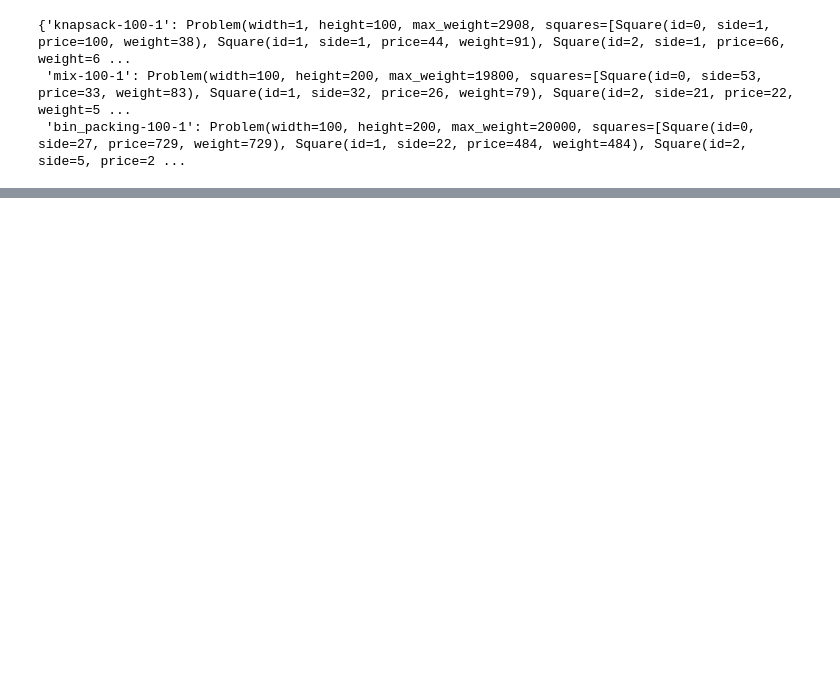
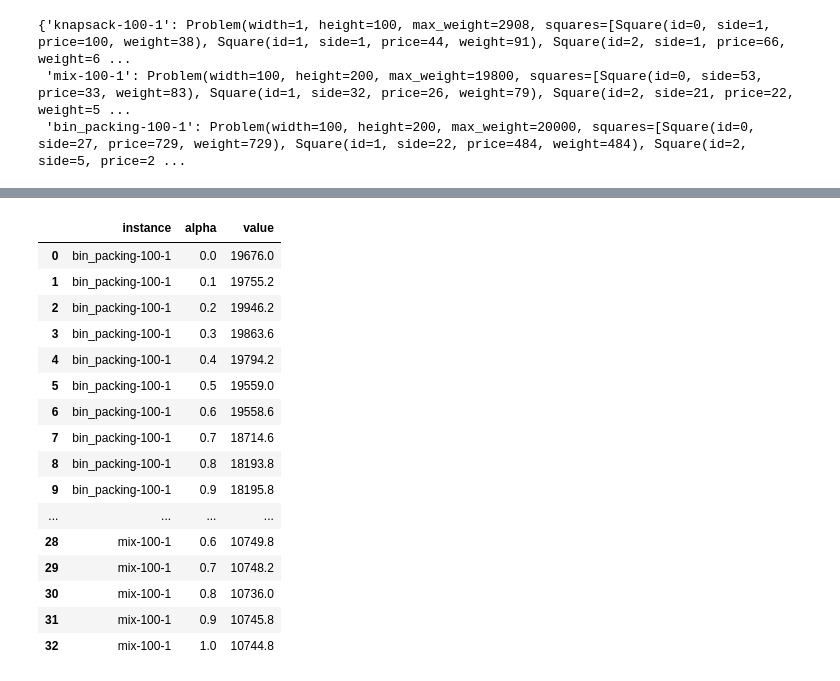
Before and after one commit to volesen/ammm-project, a Jupyter notebook: notebooks/tune_grasp.ipynb, the cells around one changed output, grey strips where cells are left out. Drawn from its saved outputs; the diff is of its cells as text; code cells hidden in the pictures; blank space fills up the shorter version.

```diff
--- a/notebooks/tune_grasp.ipynb
+++ b/notebooks/tune_grasp.ipynb
@@ -132,0 +372,26 @@ df.to_csv("tuning.csv", index=False)
+# %%
+import seaborn as sns
+
+df = pd.read_csv("tuning.csv")
+
+
+mean_objective_by_instance_alpha = df.groupby(["instance", "alpha"])["value"].mean().reset_index()
+mean_objective_by_instance_alpha
+# %% [output]
+|  | instance | alpha | value |
+| 0 | bin_packing-100-1 | 0.0 | 19676.0 |
+| 1 | bin_packing-100-1 | 0.1 | 19755.2 |
+| 2 | bin_packing-100-1 | 0.2 | 19946.2 |
+| 3 | bin_packing-100-1 | 0.3 | 19863.6 |
+| 4 | bin_packing-100-1 | 0.4 | 19794.2 |
+| 5 | bin_packing-100-1 | 0.5 | 19559.0 |
+| 6 | bin_packing-100-1 | 0.6 | 19558.6 |
+| 7 | bin_packing-100-1 | 0.7 | 18714.6 |
+| 8 | bin_packing-100-1 | 0.8 | 18193.8 |
+| 9 | bin_packing-100-1 | 0.9 | 18195.8 |
+| ... | ... | ... | ... |
+| 28 | mix-100-1 | 0.6 | 10749.8 |
+| 29 | mix-100-1 | 0.7 | 10748.2 |
+| 30 | mix-100-1 | 0.8 | 10736.0 |
+| 31 | mix-100-1 | 0.9 | 10745.8 |
+| 32 | mix-100-1 | 1.0 | 10744.8 |
```
Also changed, not shown: parts of 5 cells of this notebook.
